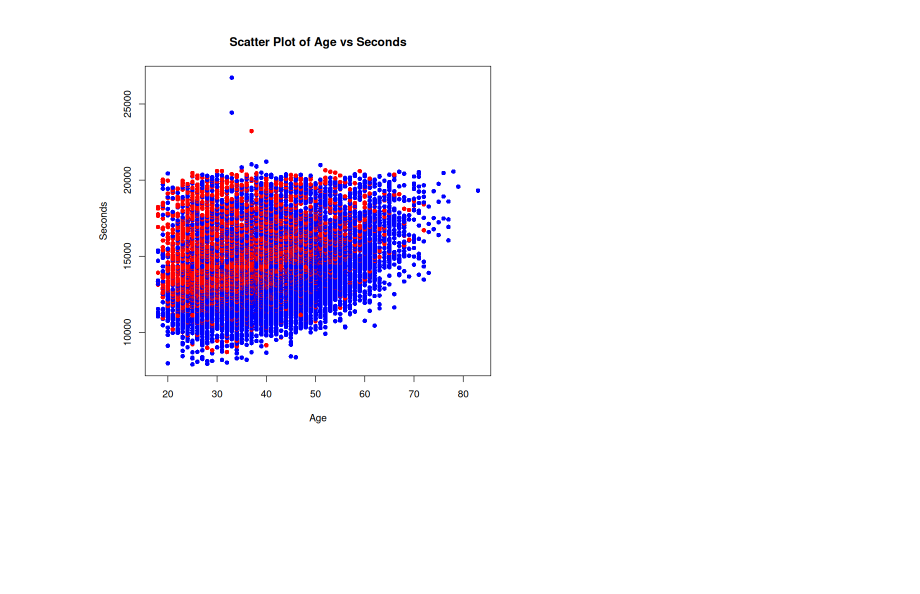
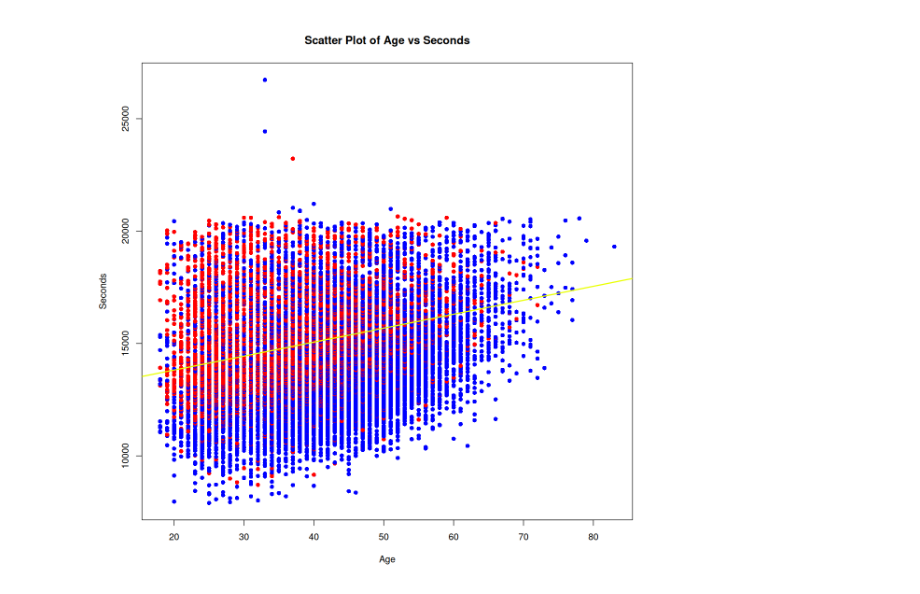
Before and after one commit to BritoAlv/MarathonStatistics, a Jupyter notebook: stats.ipynb, the cells around one changed output. Saved outputs shown, nothing was run; the diff lists cells and outputs as text; code cells hidden in the pictures; blank space fills up the shorter version.

Commit message:
more graphs

```diff
--- a/stats.ipynb
+++ b/stats.ipynb
@@ -88,4 +90,9 @@ plot(
     ylab = "Seconds",
     main = "Scatter Plot of Age vs Seconds",
     pch = 16)
+
+model <- lm(maraton_data$seconds ~ maraton_data$age + maraton_data$gender)
+
+# add line to scatter plot
+abline(model, col = "#eaff00", lwd = 2)
 # %% [output]
@@ -92,3 +101,3 @@ plot(
-[figure, old version]
+[figure, new version]
 # %%
 # plot a normal distribution curve in the histogram of ages to see if it fits
```
Also changed, not shown: parts of 14 cells of this notebook.
